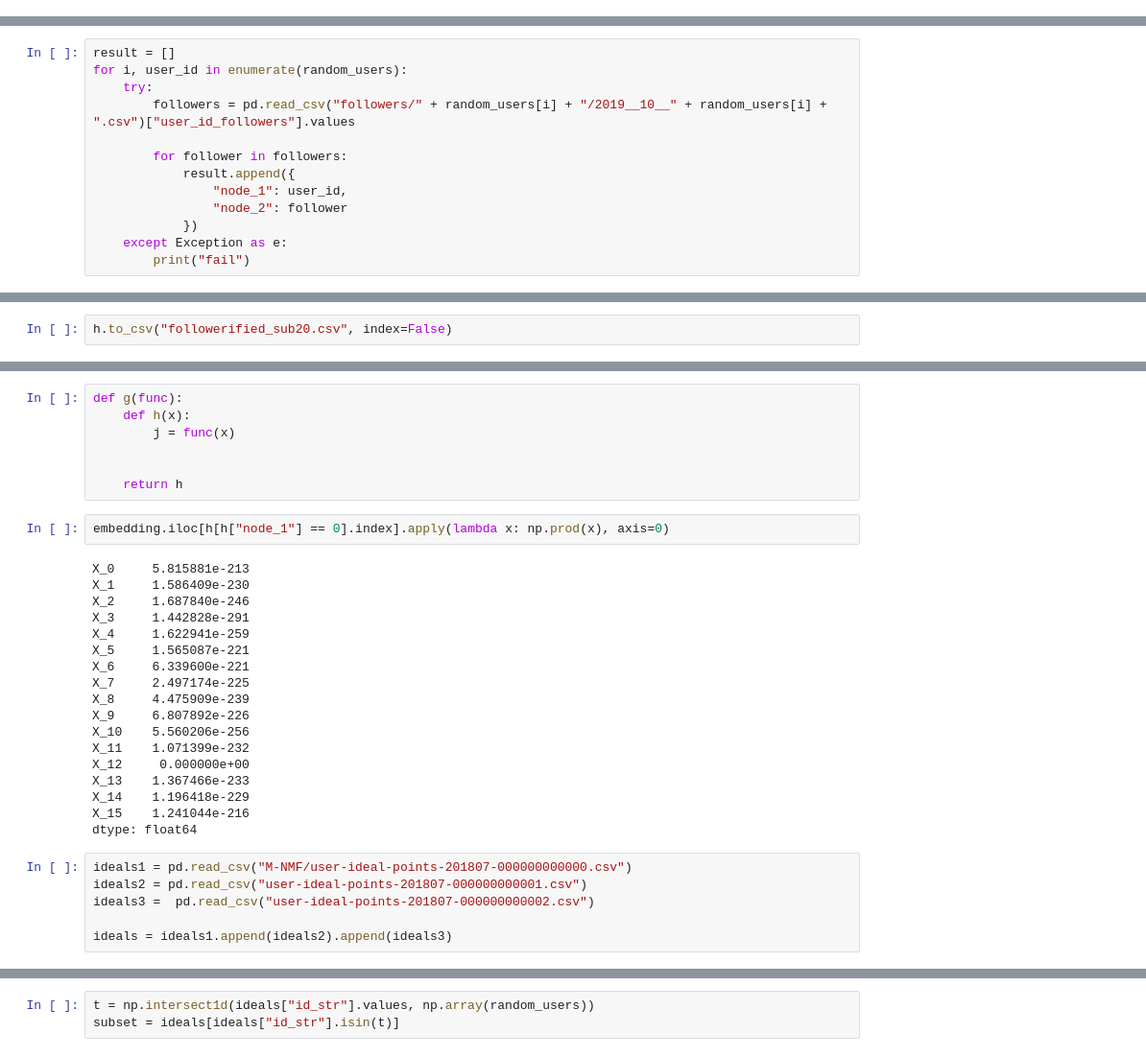
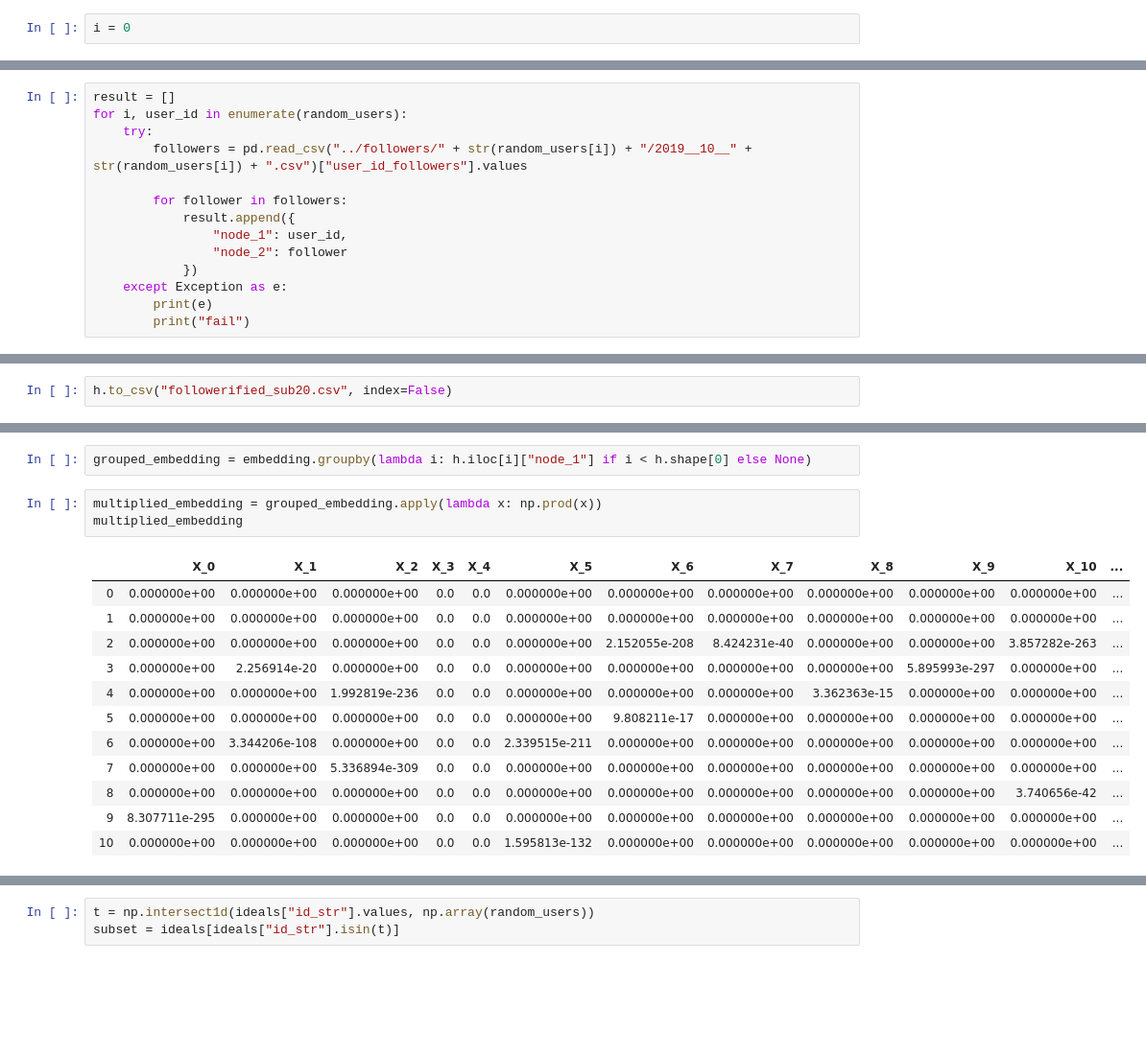
Before and after one commit to calebdre/capstone, a Jupyter notebook: notebook.ipynb, the cells around one changed output, grey strips where cells are left out. Shown: that part at 96% size. Drawn from its saved outputs; the diff is of its cells as text; blank space fills up the shorter version.

```diff
--- a/notebook.ipynb
+++ b/notebook.ipynb
@@ -14,0 +28,2 @@ random_users = random.sample(user_ids, 2)
+# %%
+i = 0
@@ -16,7 +46,7 @@ random_users = random.sample(user_ids, 2)
 result = []
 for i, user_id in enumerate(random_users):
     try:
-        followers = pd.read_csv("followers/" + random_users[i] + "/2019__10__" + random_users[i] + ".csv")["user_id_followers"].values
+        followers = pd.read_csv("../followers/" + str(random_users[i]) + "/2019__10__" + str(random_users[i]) + ".csv")["user_id_followers"].values
 
         for follower in followers:
             result.append({
@@ -24,6 +54,7 @@ for i, user_id in enumerate(random_users):
                 "node_2": follower
             })
     except Exception as e:
+        print(e)
         print("fail")
 # %%
 h = pd.DataFrame(result)
@@ -99,33 +89,18 @@ dtype: float64
-# %%
-def g(func):
-    def h(x):
-        j = func(x)
-
-
-    return h
+# %%
+grouped_embedding = embedding.groupby(lambda i: h.iloc[i]["node_1"] if i < h.shape[0] else None)
 # %%
-embedding.iloc[h[h["node_1"] == 0].index].apply(lambda x: np.prod(x), axis=0)
+multiplied_embedding = grouped_embedding.apply(lambda x: np.prod(x))
+multiplied_embedding
 # %% [output]
-X_0     5.815881e-213
-X_1     1.586409e-230
-X_2     1.687840e-246
-X_3     1.442828e-291
-X_4     1.622941e-259
-X_5     1.565087e-221
-X_6     6.339600e-221
-X_7     2.497174e-225
-X_8     4.475909e-239
-X_9     6.807892e-226
-X_10    5.560206e-256
-X_11    1.071399e-232
-X_12     0.000000e+00
-X_13    1.367466e-233
-X_14    1.196418e-229
-X_15    1.241044e-216
-dtype: float64
+|  | X_0 | X_1 | X_2 | X_3 | X_4 | X_5 | X_6 | X_7 | X_8 | X_9 | X_10 | ... |
+| 0 | 0.000000e+00 | 0.000000e+00 | 0.000000e+00 | 0.0 | 0.0 | 0.000000e+00 | 0.000000e+00 | 0.000000e+00 | 0.000000e+00 | 0.000000e+00 | 0.000000e+00 | ... |
+| 1 | 0.000000e+00 | 0.000000e+00 | 0.000000e+00 | 0.0 | 0.0 | 0.000000e+00 | 0.000000e+00 | 0.000000e+00 | 0.000000e+00 | 0.000000e+00 | 0.000000e+00 | ... |
+| 2 | 0.000000e+00 | 0.000000e+00 | 0.000000e+00 | 0.0 | 0.0 | 0.000000e+00 | 2.152055e-208 | 8.424231e-40 | 0.000000e+00 | 0.000000e+00 | 3.857282e-263 | ... |
+| 3 | 0.000000e+00 | 2.256914e-20 | 0.000000e+00 | 0.0 | 0.0 | 0.000000e+00 | 0.000000e+00 | 0.000000e+00 | 0.000000e+00 | 5.895993e-297 | 0.000000e+00 | ... |
+| 4 | 0.000000e+00 | 0.000000e+00 | 1.992819e-236 | 0.0 | 0.0 | 0.000000e+00 | 0.000000e+00 | 0.000000e+00 | 3.362363e-15 | 0.000000e+00 | 0.000000e+00 | ... |
+| 5 | 0.000000e+00 | 0.000000e+00 | 0.000000e+00 | 0.0 | 0.0 | 0.000000e+00 | 9.808211e-17 | 0.000000e+00 | 0.000000e+00 | 0.000000e+00 | 0.000000e+00 | ... |
+| 6 | 0.000000e+00 | 3.344206e-108 | 0.000000e+00 | 0.0 | 0.0 | 2.339515e-211 | 0.000000e+00 | 0.000000e+00 | 0.000000e+00 | 0.000000e+00 | 0.000000e+00 | ... |
+| 7 | 0.000000e+00 | 0.000000e+00 | 5.336894e-309 | 0.0 | 0.0 | 0.000000e+00 | 0.000000e+00 | 0.000000e+00 | 0.000000e+00 | 0.000000e+00 | 0.000000e+00 | ... |
+| 8 | 0.000000e+00 | 0.000000e+00 | 0.000000e+00 | 0.0 | 0.0 | 0.000000e+00 | 0.000000e+00 | 0.000000e+00 | 0.000000e+00 | 0.000000e+00 | 3.740656e-42 | ... |
+| 9 | 8.307711e-295 | 0.000000e+00 | 0.000000e+00 | 0.0 | 0.0 | 0.000000e+00 | 0.000000e+00 | 0.000000e+00 | 0.000000e+00 | 0.000000e+00 | 0.000000e+00 | ... |
+| 10 | 0.000000e+00 | 0.000000e+00 | 0.000000e+00 | 0.0 | 0.0 | 1.595813e-132 | 0.000000e+00 | 0.000000e+00 | 0.000000e+00 | 0.000000e+00 | 0.000000e+00 | ... |
-# %%
-ideals1 = pd.read_csv("M-NMF/user-ideal-points-201807-000000000000.csv")
-ideals2 = pd.read_csv("user-ideal-points-201807-000000000001.csv")
-ideals3 =  pd.read_csv("user-ideal-points-201807-000000000002.csv")
-
-ideals = ideals1.append(ideals2).append(ideals3)
```
Also changed, not shown: parts of 25 cells of this notebook.
